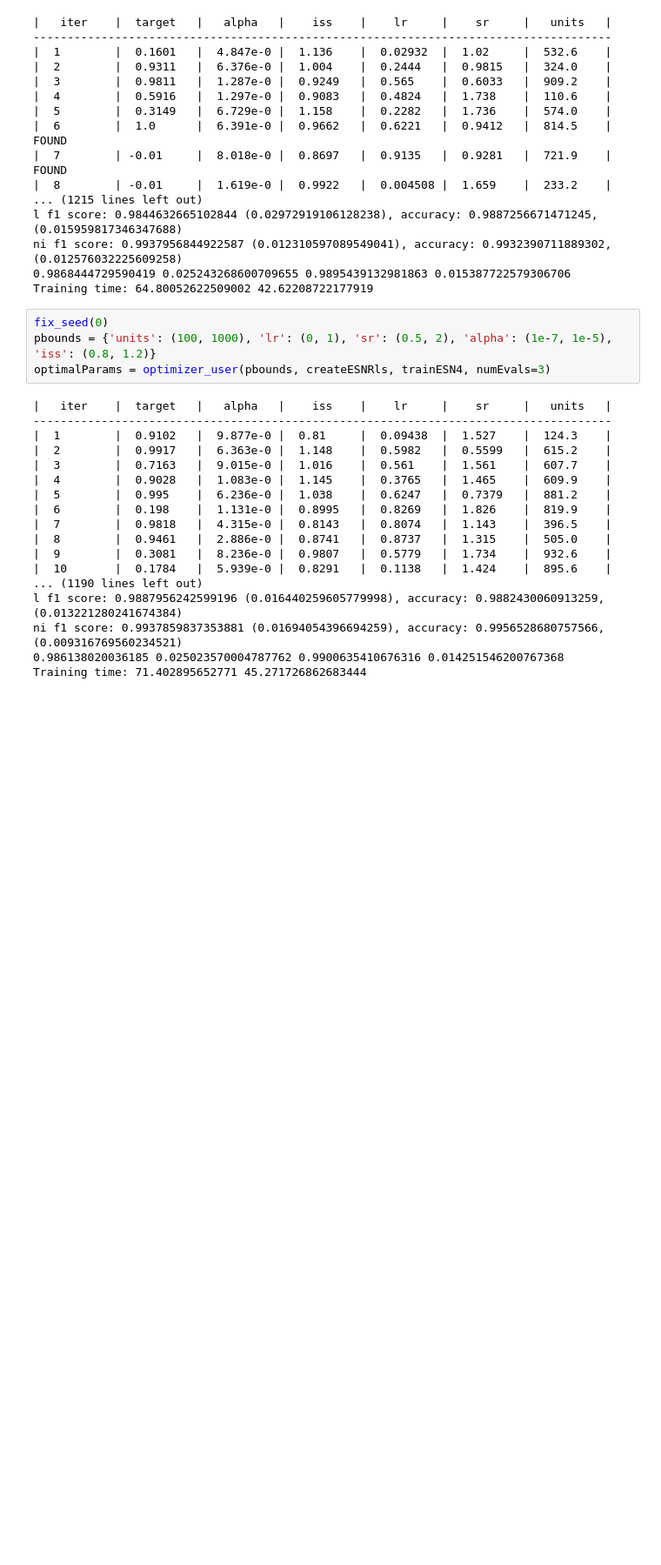
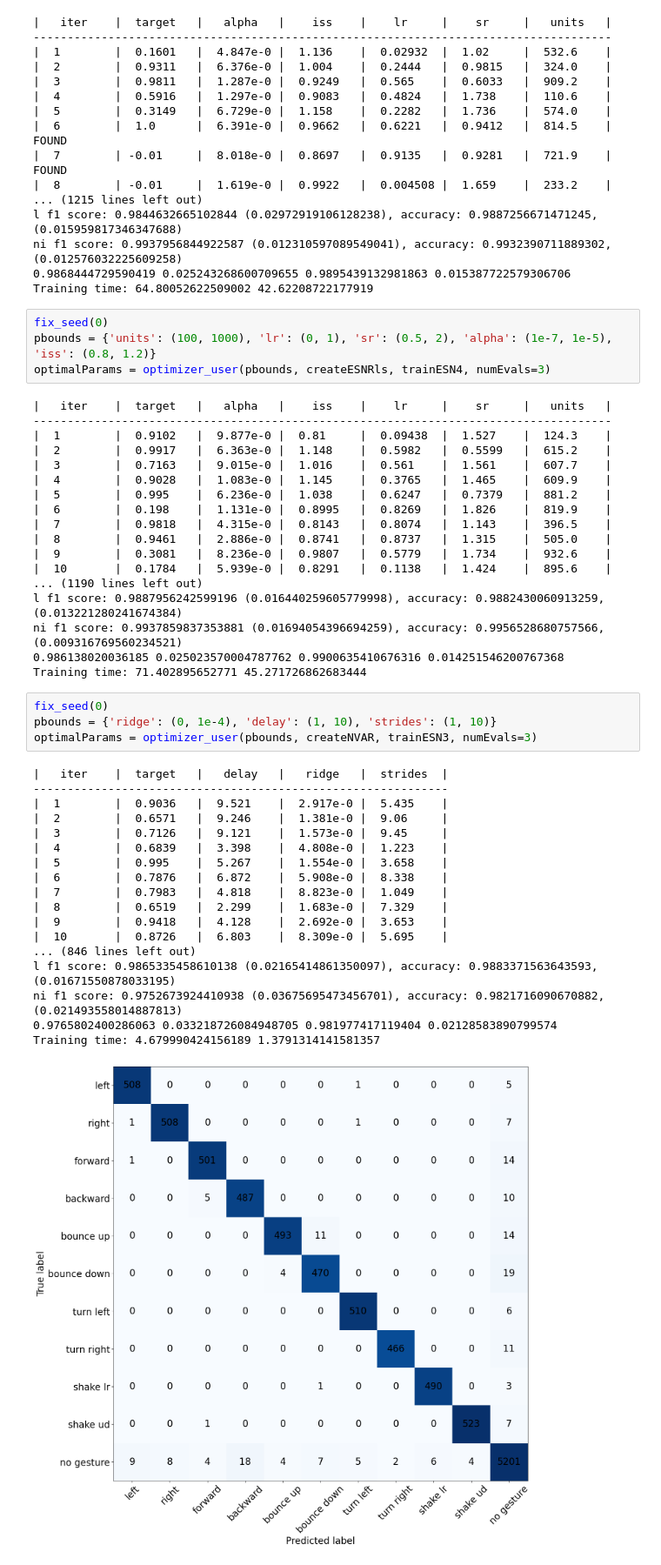
Before and after one commit to aloksGithub/gesture_recognition, a Jupyter notebook: userModel.ipynb, the cells around one changed output. Shown at 87% size. Cells and saved outputs as stored; diff of their text form; blank space fills up the shorter version.

```diff
--- a/userModel.ipynb
+++ b/userModel.ipynb
@@ -652,3 +280,26 @@ l f1 score: 0.9887956242599196 (0.016440259605779998), accuracy: 0.9882430060913
 ni f1 score: 0.9937859837353881 (0.01694054396694259), accuracy: 0.9956528680757566, (0.009316769560234521)
 0.986138020036185 0.025023570004787762 0.9900635410676316 0.014251546200767368
 Training time: 71.402895652771 45.271726862683444
+# %%
+fix_seed(0)
+pbounds = {'ridge': (0, 1e-4), 'delay': (1, 10), 'strides': (1, 10)}
+optimalParams = optimizer_user(pbounds, createNVAR, trainESN3, numEvals=3)
+# %% [output]
+|   iter    |  target   |   delay   |   ridge   |  strides  |
+-------------------------------------------------------------
+|  1        |  0.9036   |  9.521    |  2.917e-0 |  5.435    |
+|  2        |  0.6571   |  9.246    |  1.381e-0 |  9.06     |
+|  3        |  0.7126   |  9.121    |  1.573e-0 |  9.45     |
+|  4        |  0.6839   |  3.398    |  4.808e-0 |  1.223    |
+|  5        |  0.995    |  5.267    |  1.554e-0 |  3.658    |
+|  6        |  0.7876   |  6.872    |  5.908e-0 |  8.338    |
+|  7        |  0.7983   |  4.818    |  8.823e-0 |  1.049    |
+|  8        |  0.6519   |  2.299    |  1.683e-0 |  7.329    |
+|  9        |  0.9418   |  4.128    |  2.692e-0 |  3.653    |
+|  10       |  0.8726   |  6.803    |  8.309e-0 |  5.695    |
+... (846 lines left out)
+l f1 score: 0.9865335458610138 (0.02165414861350097), accuracy: 0.9883371563643593, (0.01671550878033195)
+ni f1 score: 0.9752673924410938 (0.03675695473456701), accuracy: 0.9821716090670882, (0.021493558014887813)
+0.9765802400286063 0.033218726084948705 0.981977417119404 0.02128583890799574
+Training time: 4.679990424156189 1.3791314141581357
+[figure, added]
```
Also changed, not shown: parts of 13 cells of this notebook, 8 other files.
